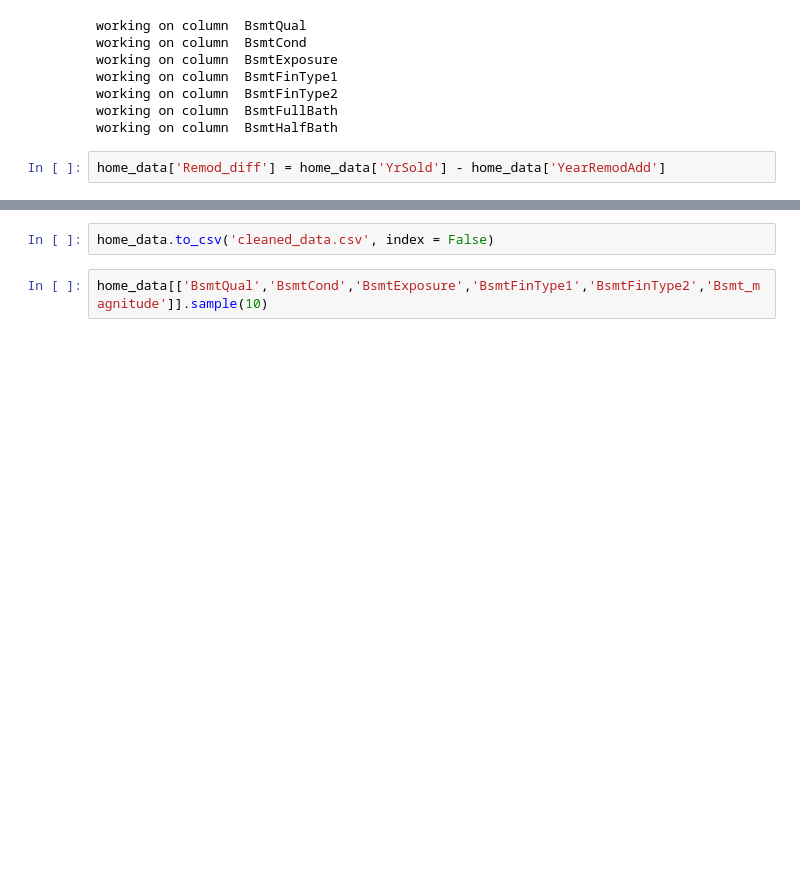
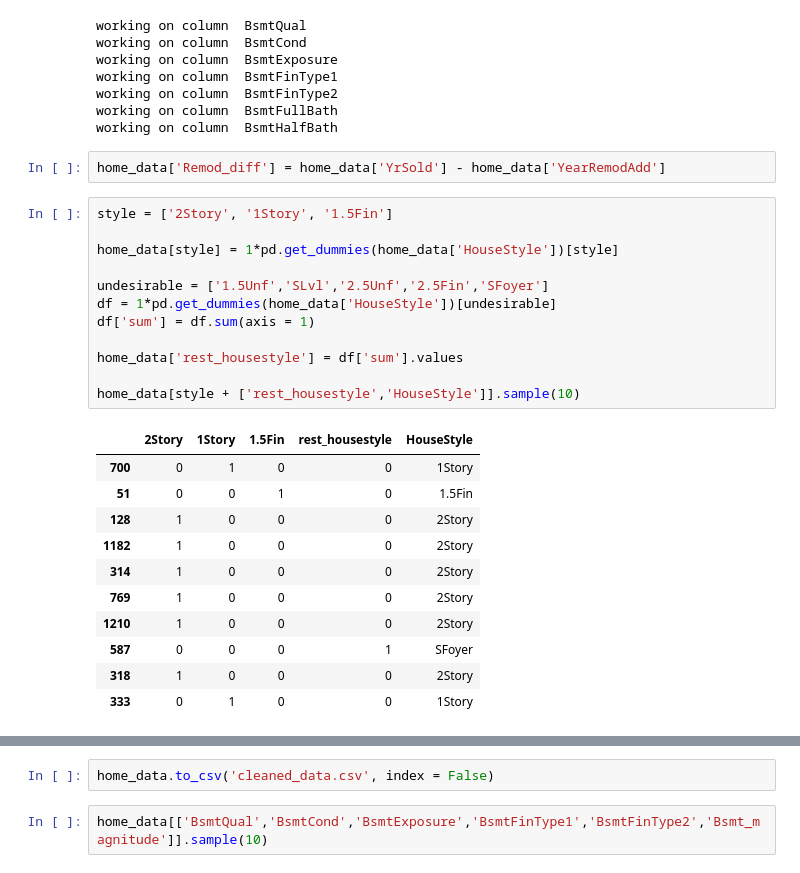
Before and after one commit to Data-Science-Projects-1/predicting-house-prices, a Jupyter notebook: 0-InitialFeatureExploration.ipynb, the cells around one changed output, grey strips where cells are left out. Drawn from its saved outputs; the diff is of its cells as text; blank space fills up the shorter version.

```diff
--- a/0-InitialFeatureExploration.ipynb
+++ b/0-InitialFeatureExploration.ipynb
@@ -188,3 +188,27 @@ working on column  BsmtFullBath
 working on column  BsmtHalfBath
 # %%
 home_data['Remod_diff'] = home_data['YrSold'] - home_data['YearRemodAdd']
+# %%
+style = ['2Story', '1Story', '1.5Fin']
+
+home_data[style] = 1*pd.get_dummies(home_data['HouseStyle'])[style]
+
+undesirable = ['1.5Unf','SLvl','2.5Unf','2.5Fin','SFoyer']
+df = 1*pd.get_dummies(home_data['HouseStyle'])[undesirable]
+df['sum'] = df.sum(axis = 1)
+
+home_data['rest_housestyle'] = df['sum'].values
+
+home_data[style + ['rest_housestyle','HouseStyle']].sample(10)
+# %% [output]
+|  | 2Story | 1Story | 1.5Fin | rest_housestyle | HouseStyle |
+| 700 | 0 | 1 | 0 | 0 | 1Story |
+| 51 | 0 | 0 | 1 | 0 | 1.5Fin |
+| 128 | 1 | 0 | 0 | 0 | 2Story |
+| 1182 | 1 | 0 | 0 | 0 | 2Story |
+| 314 | 1 | 0 | 0 | 0 | 2Story |
+| 769 | 1 | 0 | 0 | 0 | 2Story |
+| 1210 | 1 | 0 | 0 | 0 | 2Story |
+| 587 | 0 | 0 | 0 | 1 | SFoyer |
+| 318 | 1 | 0 | 0 | 0 | 2Story |
+| 333 | 0 | 1 | 0 | 0 | 1Story |
```
Also changed, not shown: parts of 4 cells of this notebook, 2 other files.
